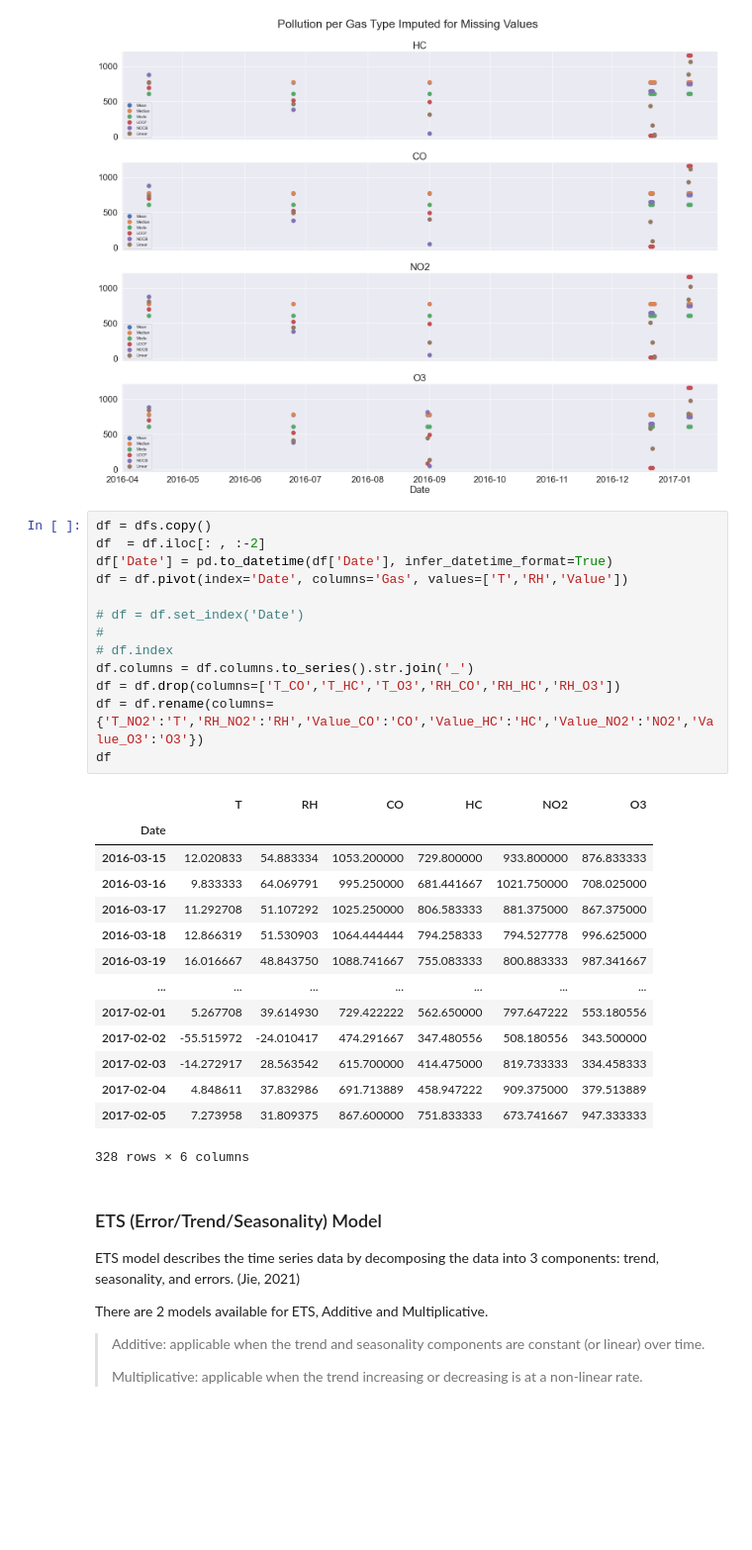
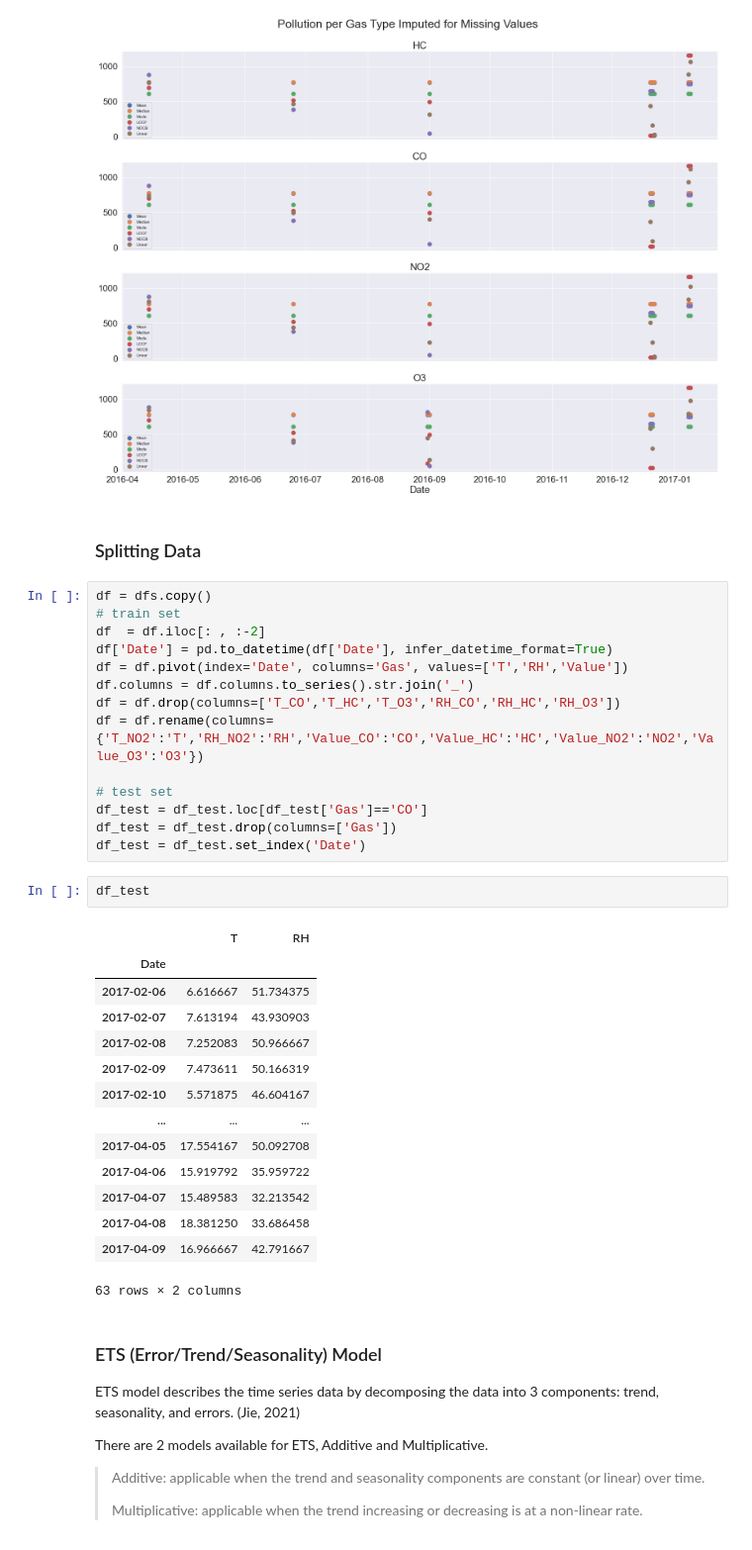
Before and after one commit to amidstdebug/DAAA-Y2-S1, a Jupyter notebook: AIML/CA2/Part_A/part_a.ipynb, the cells around one changed output. Shown at 99% size. Drawn from its saved outputs; the diff is of its cells as text; blank space fills up the shorter version.

```diff
--- a/AIML/CA2/Part_A/part_a.ipynb
+++ b/AIML/CA2/Part_A/part_a.ipynb
@@ -430,34 +479,39 @@ def plot_imputed(df):
 plot_imputed(imputed_value)
 # %% [output]
 [figure]
+# %% [markdown]
+### Splitting Data
 # %%
 df = dfs.copy()
+# train set
 df  = df.iloc[: , :-2]
 df['Date'] = pd.to_datetime(df['Date'], infer_datetime_format=True)
 df = df.pivot(index='Date', columns='Gas', values=['T','RH','Value'])
-
-# df = df.set_index('Date')
-#
-# df.index
 df.columns = df.columns.to_series().str.join('_')
 df = df.drop(columns=['T_CO','T_HC','T_O3','RH_CO','RH_HC','RH_O3'])
 df = df.rename(columns={'T_NO2':'T','RH_NO2':'RH','Value_CO':'CO','Value_HC':'HC','Value_NO2':'NO2','Value_O3':'O3'})
-df
+
+# test set
+df_test = df_test.loc[df_test['Gas']=='CO']
+df_test = df_test.drop(columns=['Gas'])
+df_test = df_test.set_index('Date')
-# %% [output]
-|  | T | RH | CO | HC | NO2 | O3 |
-| Date |  |  |  |  |  |  |
-| 2016-03-15 | 12.020833 | 54.883334 | 1053.200000 | 729.800000 | 933.800000 | 876.833333 |
-| 2016-03-16 | 9.833333 | 64.069791 | 995.250000 | 681.441667 | 1021.750000 | 708.025000 |
-| 2016-03-17 | 11.292708 | 51.107292 | 1025.250000 | 806.583333 | 881.375000 | 867.375000 |
-| 2016-03-18 | 12.866319 | 51.530903 | 1064.444444 | 794.258333 | 794.527778 | 996.625000 |
-| 2016-03-19 | 16.016667 | 48.843750 | 1088.741667 | 755.083333 | 800.883333 | 987.341667 |
-| ... | ... | ... | ... | ... | ... | ... |
-| 2017-02-01 | 5.267708 | 39.614930 | 729.422222 | 562.650000 | 797.647222 | 553.180556 |
-| 2017-02-02 | -55.515972 | -24.010417 | 474.291667 | 347.480556 | 508.180556 | 343.500000 |
-| 2017-02-03 | -14.272917 | 28.563542 | 615.700000 | 414.475000 | 819.733333 | 334.458333 |
-| 2017-02-04 | 4.848611 | 37.832986 | 691.713889 | 458.947222 | 909.375000 | 379.513889 |
-| 2017-02-05 | 7.273958 | 31.809375 | 867.600000 | 751.833333 | 673.741667 | 947.333333 |
-328 rows × 6 columns
+# %%
+df_test
+# %% [output]
+|  | T | RH |
+| Date |  |  |
+| 2017-02-06 | 6.616667 | 51.734375 |
+| 2017-02-07 | 7.613194 | 43.930903 |
+| 2017-02-08 | 7.252083 | 50.966667 |
+| 2017-02-09 | 7.473611 | 50.166319 |
+| 2017-02-10 | 5.571875 | 46.604167 |
+| ... | ... | ... |
+| 2017-04-05 | 17.554167 | 50.092708 |
+| 2017-04-06 | 15.919792 | 35.959722 |
+| 2017-04-07 | 15.489583 | 32.213542 |
+| 2017-04-08 | 18.381250 | 33.686458 |
+| 2017-04-09 | 16.966667 | 42.791667 |
+63 rows × 2 columns
 # %% [markdown]
 ### ETS (Error/Trend/Seasonality) Model
 ETS model describes the time series data by decomposing the data into 3 components: trend, seasonality, and errors. (Jie, 2021)
```
Also changed, not shown: parts of 22 cells of this notebook, 2 other files.
